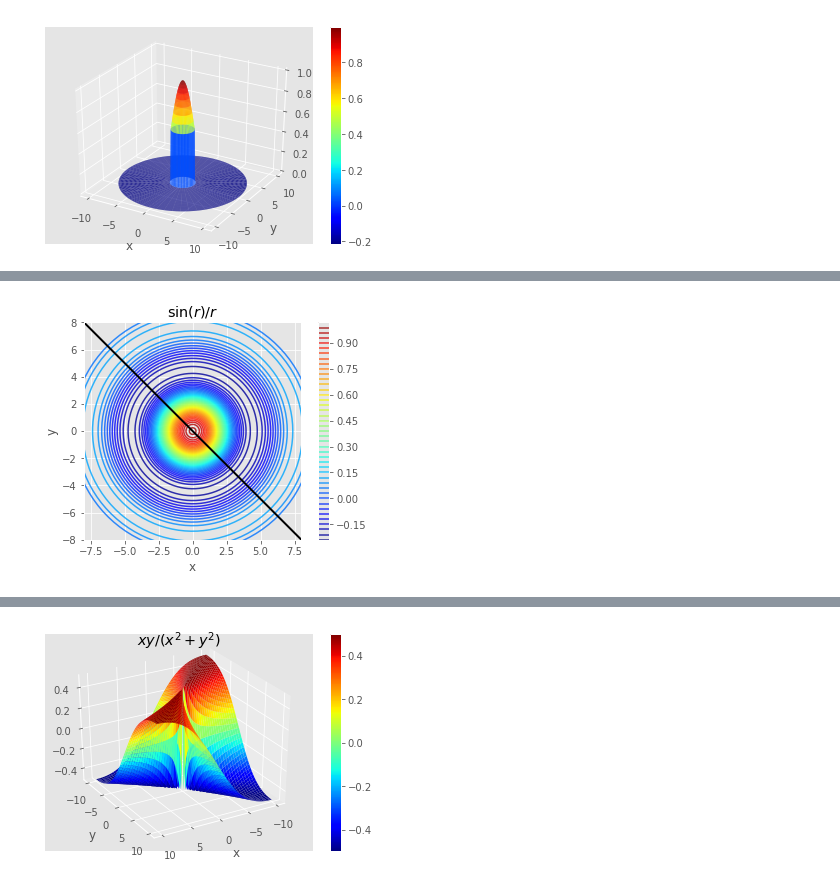
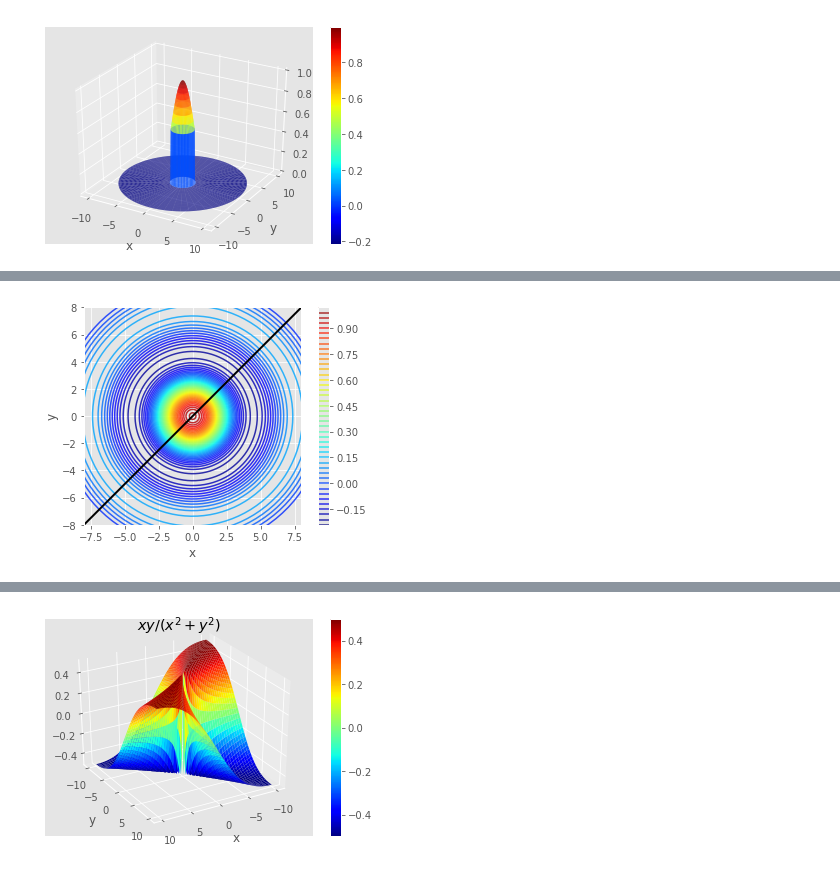
Before and after one commit to jahernando/USC-MMIII, a Jupyter notebook: tderivadas_limites_continuidad.ipynb, the cells around one changed output, grey strips where cells are left out. Saved outputs shown, nothing was run; the diff lists cells and outputs as text; code cells hidden in the pictures.

```diff
--- a/tderivadas_limites_continuidad.ipynb
+++ b/tderivadas_limites_continuidad.ipynb
@@ -176,10 +195,0 @@ Hemos dibujado también sus conjuntos de nivel.
-# %%
-rs       = np.linspace(1e-10, 9., 100)
-ps       = np.linspace(0. , 2.*np.pi, 100)
-rms, pms = np.meshgrid(rs, ps)
-xms      = rms * np.cos(pms)
-yms      = rms * np.sin(pms)
-zms      = np.sin(rms)/rms
-fig = plt.figure(); ax = fig.gca(projection='3d');
-sf = ax.plot_surface(xms, yms, zms, cmap='jet', alpha = 0.5);
-ax.set_xlabel('x'); ax.set_ylabel('y'); fig.colorbar(sf);
@@ -194,11 +207,11 @@ Explora y cambia la pendiente $a$ y estudia cual es el límite si te acercas aho
 # %%
-a = -1.
+a = 1. #pendiente de la recta que pasa por el origen
 xs = np.linspace(-8., 8., 20)
 ys = a*xs
 fig = plt.figure(); ax = fig.gca()
 sf = ax.contour(xms, yms, zms, 40, cmap = 'jet', alpha = 0.8); ax.set_aspect('equal')
 ax.plot(xs, ys, color='black', lw=2)
 ax.set_xlim(-8., 8.); ax.set_ylim(-8., 8.); fig.colorbar(sf)
-ax.set_xlabel('x'); ax.set_ylabel('y'); ax.set_title('$\sin(r)/r$');
+ax.set_xlabel('x'); ax.set_ylabel('y');
 # %% [output]
-[figure, old version]
+[figure, new version]
```
Also changed, not shown: parts of 36 cells of this notebook.
